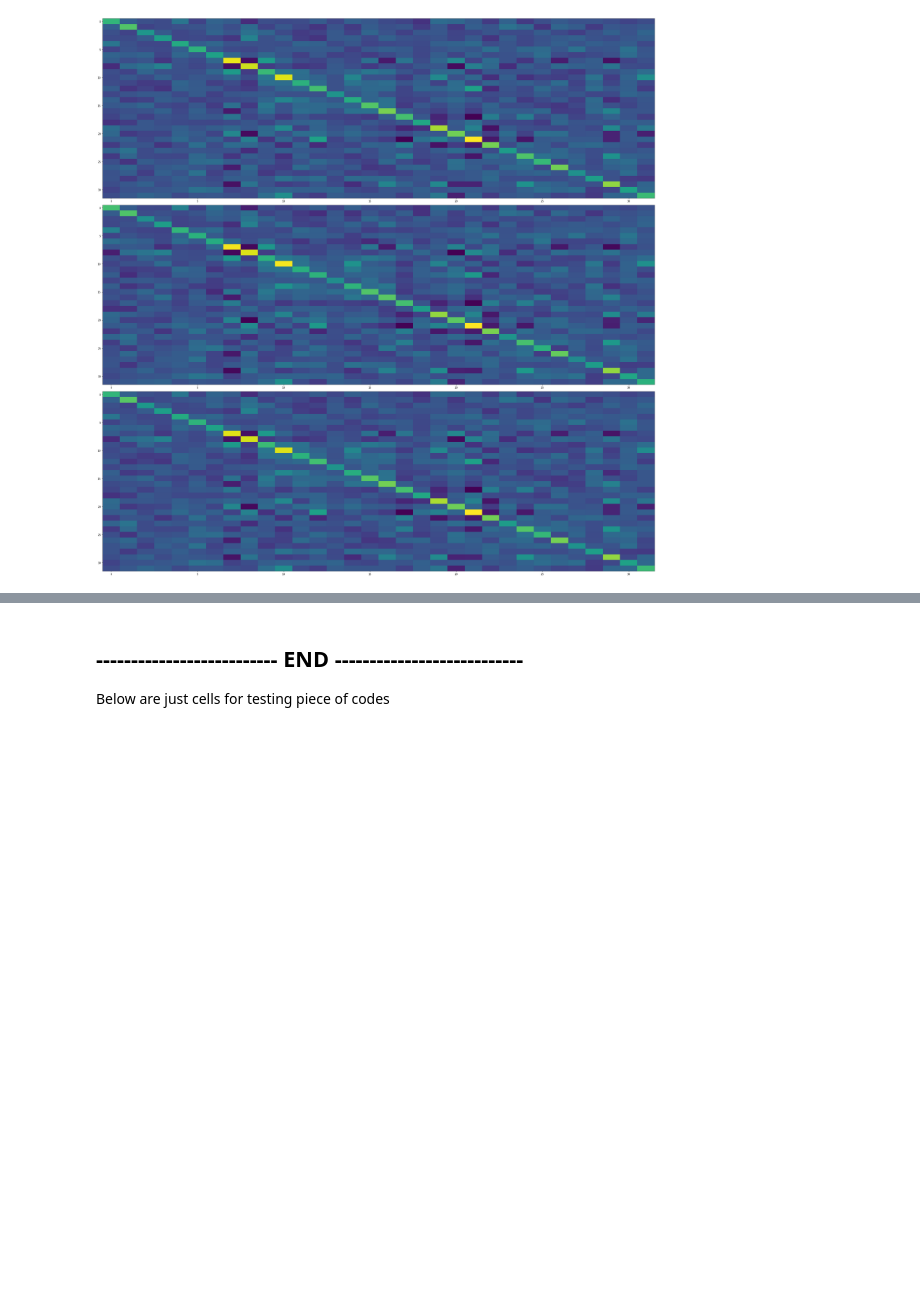
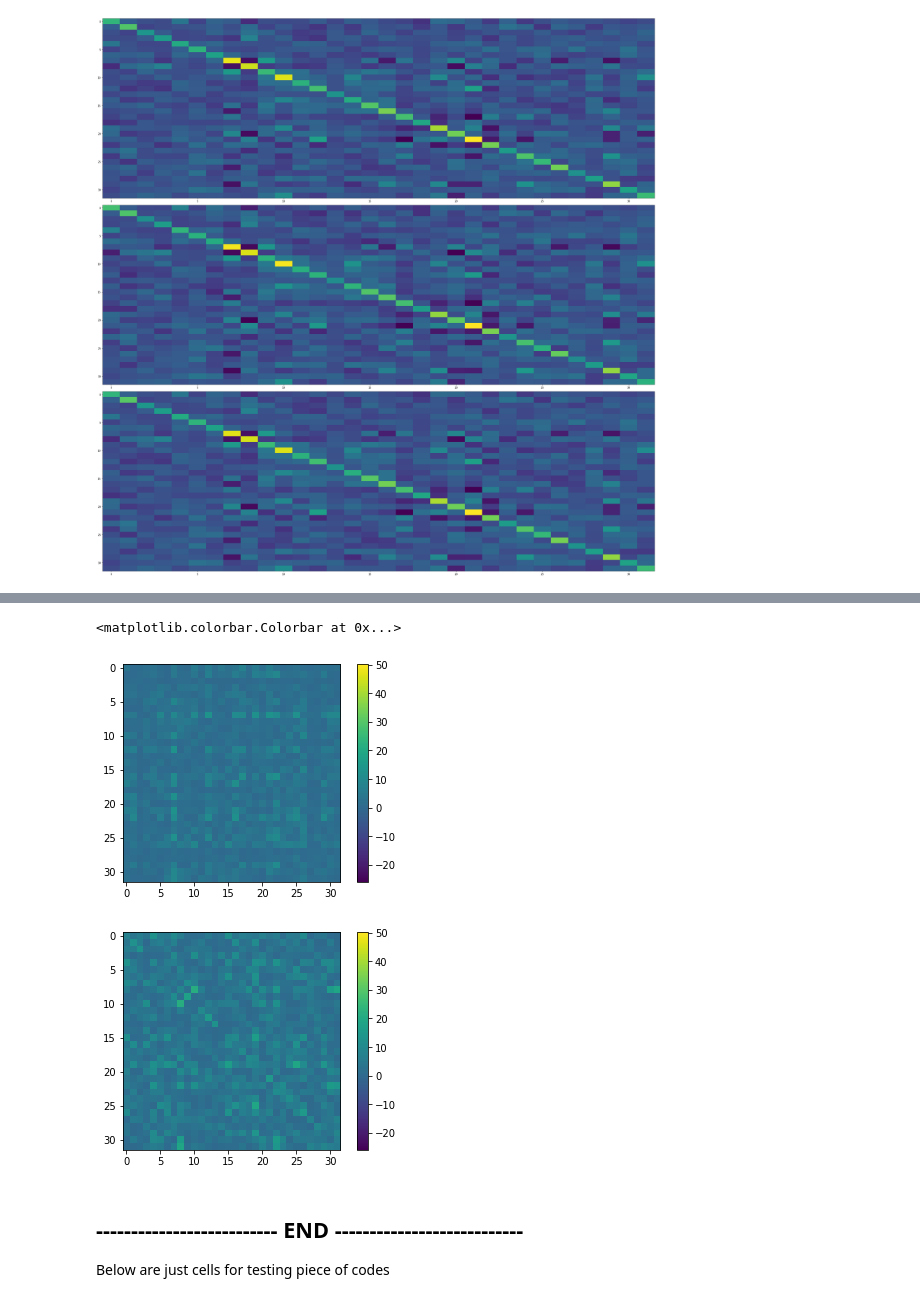
Before and after one commit to antmaio/FrechetMotionDistance, a Jupyter notebook: FGD_Conv1d.ipynb, the cells around one changed output, grey strips where cells are left out. Saved outputs shown, nothing was run; the diff lists cells and outputs as text; code cells hidden in the pictures; blank space fills up the shorter version.

```diff
--- a/FGD_Conv1d.ipynb
+++ b/FGD_Conv1d.ipynb
@@ -1154,3 +1225,13 @@ array([[False, False, False, ..., False, False, False],
+# %%
+plt.imshow(np.abs(cov-covn), vmax=cov.max(), vmin = covng.min())
+plt.colorbar()
+plt.figure()
+plt.imshow(np.abs(cov-covng), vmax=cov.max(), vmin = covng.min())
+plt.colorbar()
+# %% [output]
+<matplotlib.colorbar.Colorbar at 0x...>
+[figure, added]
+[figure, added]
 # %% [markdown]
 ## -------------------------- END ---------------------------
 Below are just cells for testing piece of codes
```
Also changed, not shown: parts of 6 cells of this notebook.
